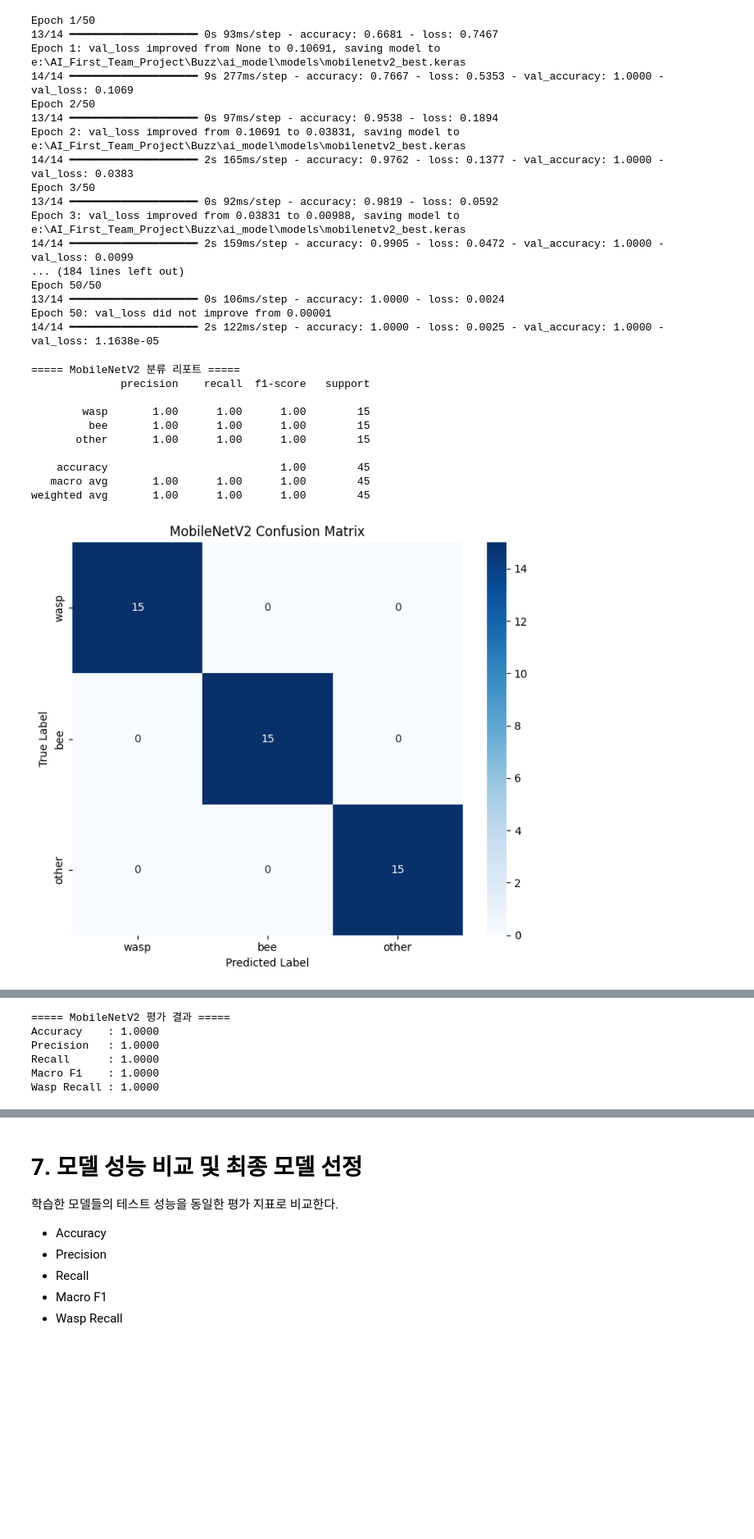
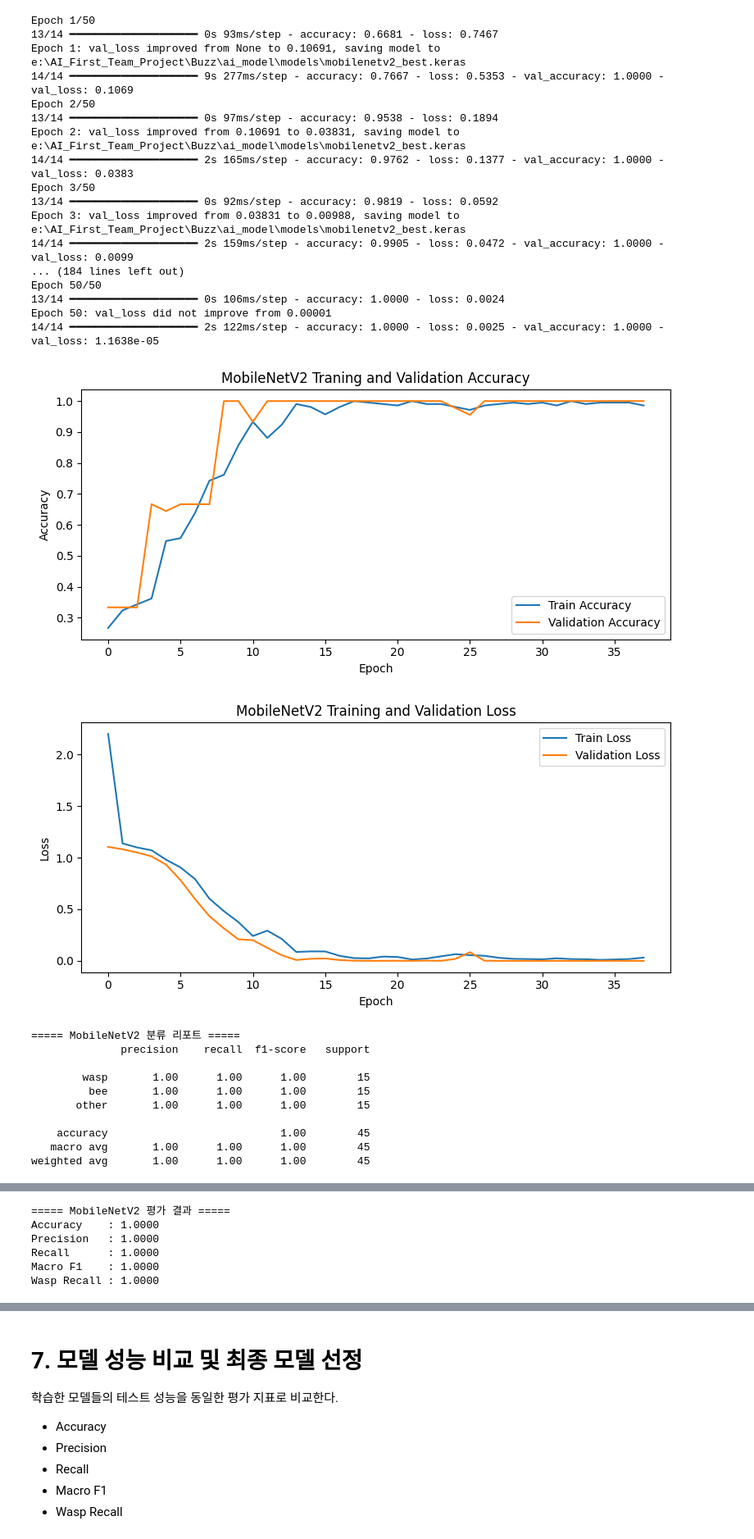
Before and after one commit to AI-First-Team-Project/Buzz, a Jupyter notebook: ai_model/sound_analysis.ipynb, the cells around one changed output, grey strips where cells are left out. Shown at 82% size. Cells and saved outputs as stored; diff of their text form; code cells hidden in the pictures; blank space fills up the shorter version.

```diff
--- a/ai_model/sound_analysis.ipynb
+++ b/ai_model/sound_analysis.ipynb
@@ -1098,6 +1107,8 @@ mobilenet_true_classes = y_test_mel
 
 # 클래스 이름
 class_labels = CLASSES
+
+plot_training_history(mobilenet_history, 'MobileNetV2')
 
 print('===== MobileNetV2 분류 리포트 =====')
 print(classification_report(
@@ -1141,33 +1152,35 @@ mobilenet_precision = precision_score(
 
 mobilenet_recall = recall_score(
     mobilenet_true_classes,
     mobilenet_pred_classes,
     average = 'macro',
     zero_division = 0
 )
 
 mobilenet_f1 = f1_score(
     mobilenet_true_classes,
     mobilenet_pred_classes,
     average='macro',
     zero_division=0
 )
 
 mobilenet_wasp_recall = recall_score(
     mobilenet_true_classes,
     mobilenet_pred_classes,
     labels=[0],
     average='macro',
     zero_division=0
 )
 
 print("===== MobileNetV2 평가 결과 =====")
 print(f"Accuracy    : {mobilenet_accuracy:.4f}")
 print(f"Precision   : {mobilenet_precision:.4f}")
 print(f"Recall      : {mobilenet_recall:.4f}")
 print(f"Macro F1    : {mobilenet_f1:.4f}")
 print(f"Wasp Recall : {mobilenet_wasp_recall:.4f}")
 # %% [output]
+[figure, new version]
+[figure, added]
 ===== MobileNetV2 분류 리포트 =====
               precision    recall  f1-score   support
 
@@ -1178,4 +1191,3 @@ print(f"Wasp Recall : {mobilenet_wasp_recall:.4f}")
     accuracy                           1.00        45
    macro avg       1.00      1.00      1.00        45
 weighted avg       1.00      1.00      1.00        45
-[figure, old version]
```
Also changed, not shown: parts of 15 cells of this notebook.
